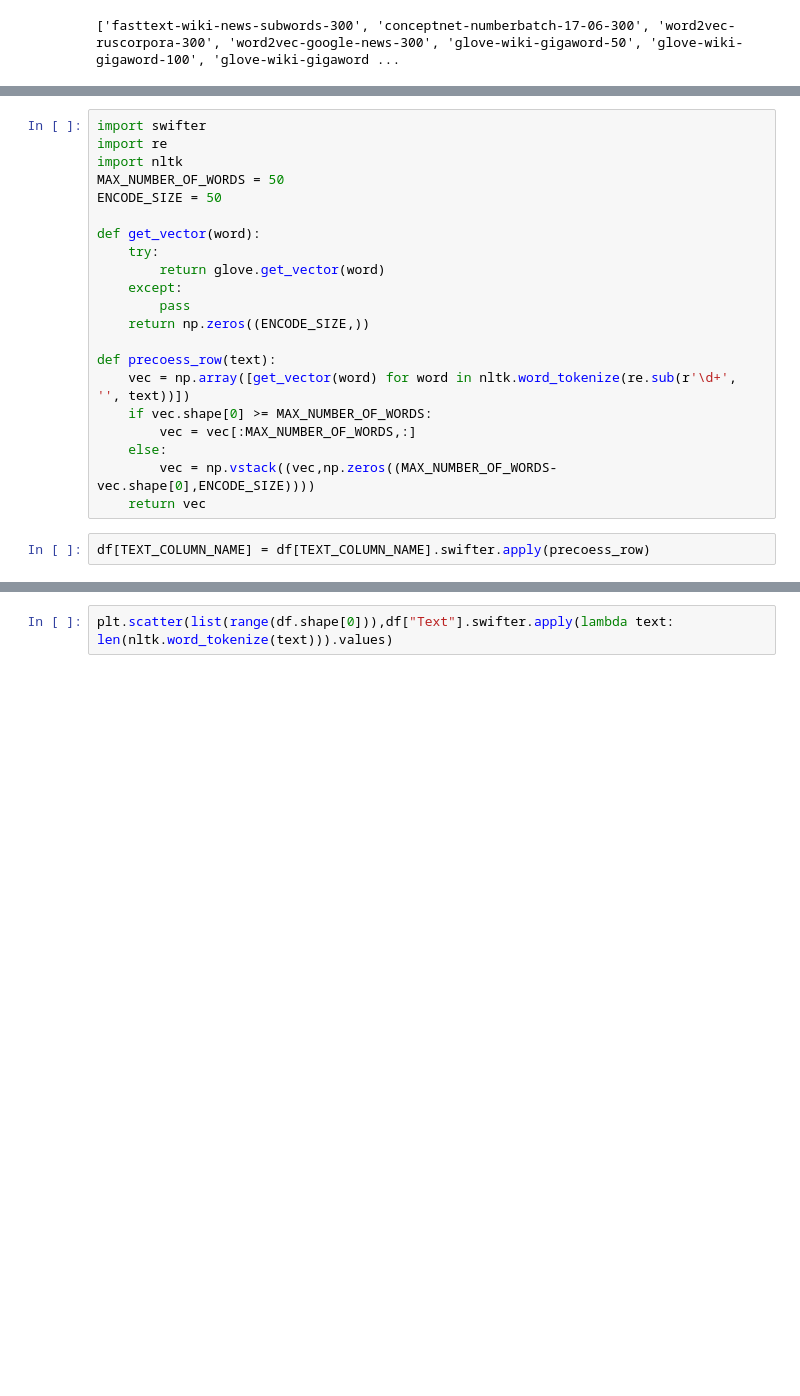
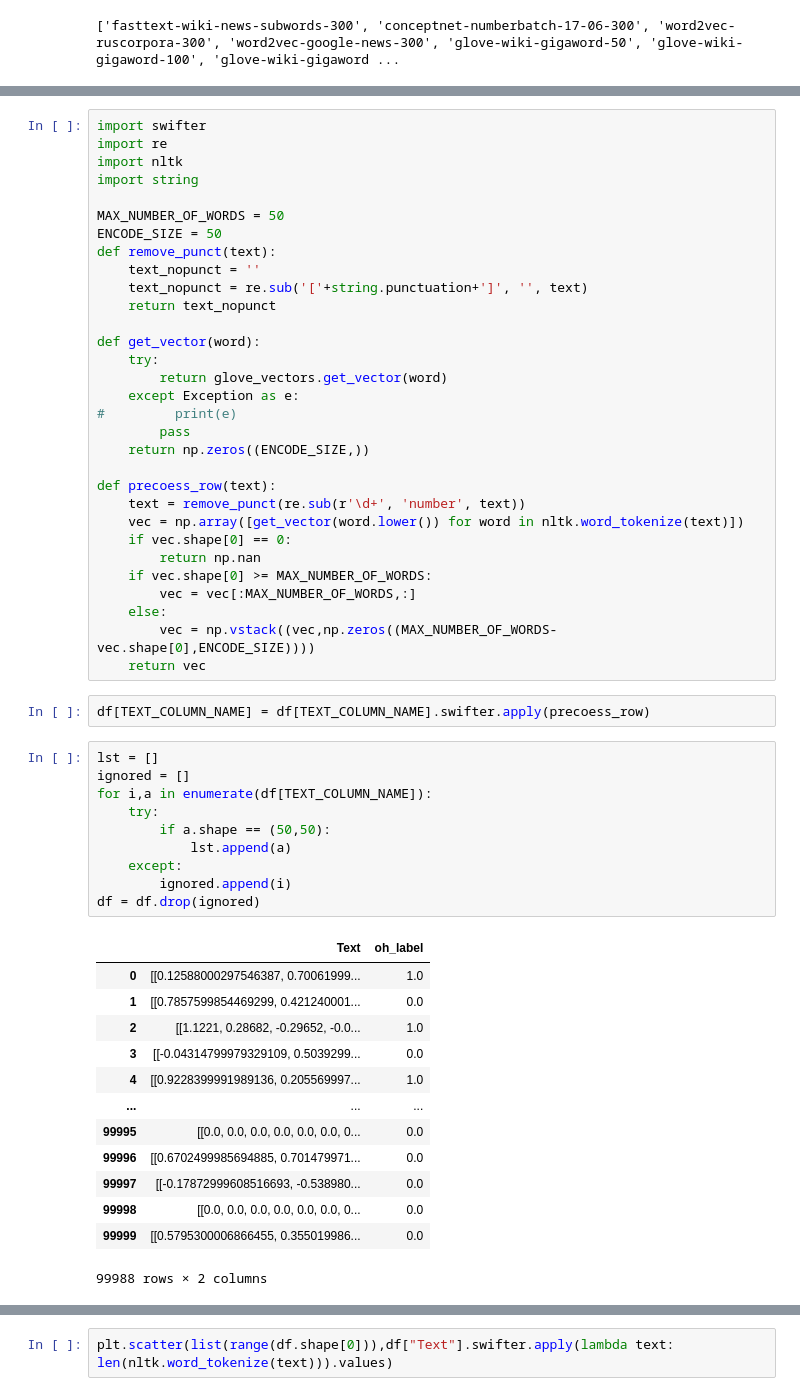
Before and after one commit to YD5463/CyberbullyingDetector, a Jupyter notebook: Notebooks/lstm_and_cnn_with_word2vec.ipynb, the cells around one changed output, grey strips where cells are left out. Saved outputs shown, nothing was run; the diff lists cells and outputs as text; blank space fills up the shorter version.

```diff
--- a/Notebooks/lstm_and_cnn_with_word2vec.ipynb
+++ b/Notebooks/lstm_and_cnn_with_word2vec.ipynb
@@ -48,22 +46,56 @@ glove_vectors = gensim.downloader.load('glove-twitter-50')
 import swifter
 import re
 import nltk
+import string
+
 MAX_NUMBER_OF_WORDS = 50
 ENCODE_SIZE = 50
+def remove_punct(text):
+    text_nopunct = ''
+    text_nopunct = re.sub('['+string.punctuation+']', '', text)
+    return text_nopunct
 
 def get_vector(word):
     try:
-        return glove.get_vector(word)
-    except:
+        return glove_vectors.get_vector(word)
+    except Exception as e:
+#         print(e)
         pass
     return np.zeros((ENCODE_SIZE,))
 
 def precoess_row(text):
-    vec = np.array([get_vector(word) for word in nltk.word_tokenize(re.sub(r'\d+', '', text))])
+    text = remove_punct(re.sub(r'\d+', 'number', text))
+    vec = np.array([get_vector(word.lower()) for word in nltk.word_tokenize(text)])
+    if vec.shape[0] == 0:
+        return np.nan
     if vec.shape[0] >= MAX_NUMBER_OF_WORDS:
         vec = vec[:MAX_NUMBER_OF_WORDS,:]
     else:
         vec = np.vstack((vec,np.zeros((MAX_NUMBER_OF_WORDS-vec.shape[0],ENCODE_SIZE))))
     return vec
-# %%
-df[TEXT_COLUMN_NAME] = df[TEXT_COLUMN_NAME].swifter.apply(precoess_row)
+# %%
+df[TEXT_COLUMN_NAME] = df[TEXT_COLUMN_NAME].swifter.apply(precoess_row)
+# %%
+lst = []
+ignored = []
+for i,a in enumerate(df[TEXT_COLUMN_NAME]):
+    try:
+        if a.shape == (50,50):
+            lst.append(a)
+    except:
+        ignored.append(i)
+df = df.drop(ignored)
+# %% [output]
+|  | Text | oh_label |
+| 0 | [[0.12588000297546387, 0.70061999... | 1.0 |
+| 1 | [[0.7857599854469299, 0.421240001... | 0.0 |
+| 2 | [[1.1221, 0.28682, -0.29652, -0.0... | 1.0 |
+| 3 | [[-0.04314799979329109, 0.5039299... | 0.0 |
+| 4 | [[0.9228399991989136, 0.205569997... | 1.0 |
+| ... | ... | ... |
+| 99995 | [[0.0, 0.0, 0.0, 0.0, 0.0, 0.0, 0... | 0.0 |
+| 99996 | [[0.6702499985694885, 0.701479971... | 0.0 |
+| 99997 | [[-0.17872999608516693, -0.538980... | 0.0 |
+| 99998 | [[0.0, 0.0, 0.0, 0.0, 0.0, 0.0, 0... | 0.0 |
+| 99999 | [[0.5795300006866455, 0.355019986... | 0.0 |
+99988 rows × 2 columns
```
Also changed, not shown: parts of 11 cells of this notebook, 1 other file.
